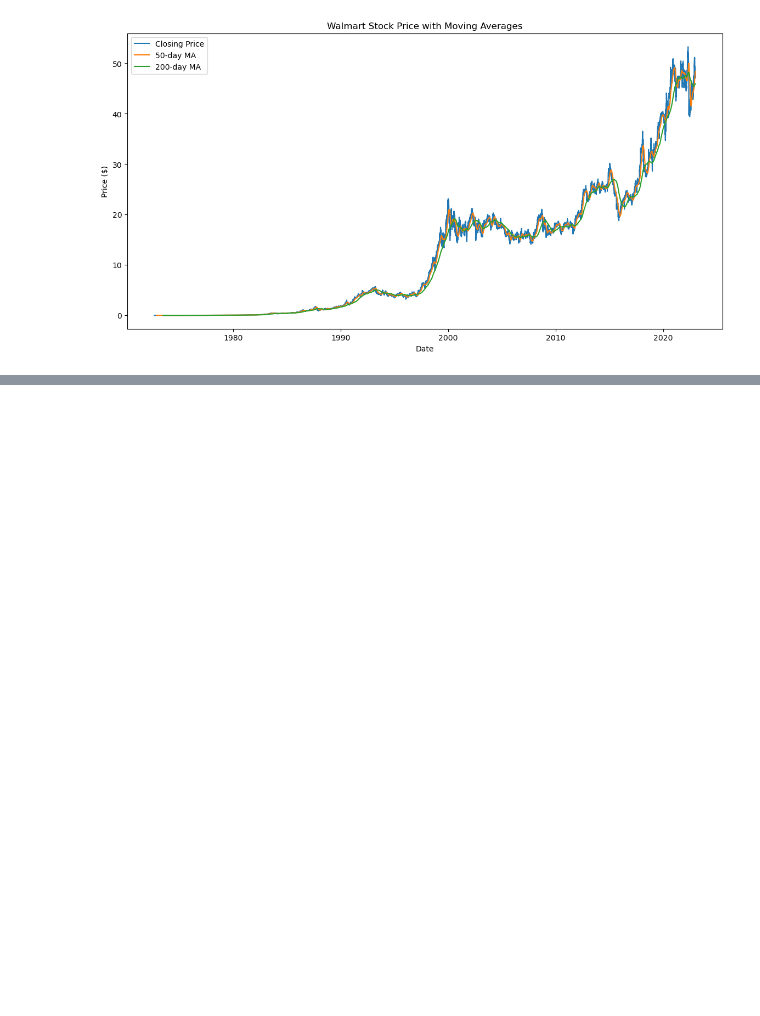
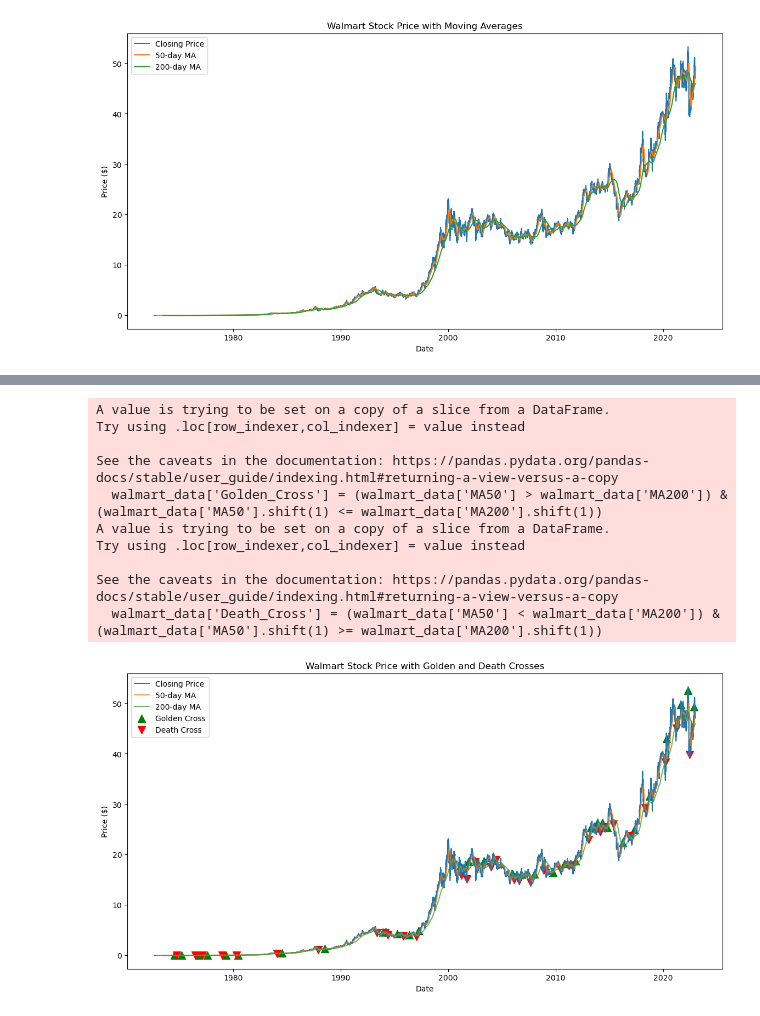
Before and after one commit to ShamalaC/Walmart_Stock_Price_1972-2022, a Jupyter notebook: DataExploration&Processing.ipynb, the cells around one changed output, grey strips where cells are left out. Drawn from its saved outputs; the diff is of its cells as text; code cells hidden in the pictures; blank space fills up the shorter version.

```diff
--- a/DataExploration&Processing.ipynb
+++ b/DataExploration&Processing.ipynb
@@ -119,0 +201,32 @@ See the caveats in the documentation: https://pandas.pydata.org/pandas-docs/stab
+# %%
+# Identify Golden and Death Crosses
+walmart_data['Golden_Cross'] = (walmart_data['MA50'] > walmart_data['MA200']) & (walmart_data['MA50'].shift(1) <= walmart_data['MA200'].shift(1))
+walmart_data['Death_Cross'] = (walmart_data['MA50'] < walmart_data['MA200']) & (walmart_data['MA50'].shift(1) >= walmart_data['MA200'].shift(1))
+
+# Plotting the price with Golden Cross and Death Cross signals
+plt.figure(figsize=(14, 7))
+plt.plot(walmart_data['Date'], walmart_data['Close'], label='Closing Price')
+plt.plot(walmart_data['Date'], walmart_data['MA50'], label='50-day MA', alpha=0.7)
+plt.plot(walmart_data['Date'], walmart_data['MA200'], label='200-day MA', alpha=0.7)
+
+# Highlighting Golden Cross and Death Cross
+plt.scatter(walmart_data[walmart_data['Golden_Cross']]['Date'], walmart_data[walmart_data['Golden_Cross']]['Close'], label='Golden Cross', marker='^', color='g', s=100)
+plt.scatter(walmart_data[walmart_data['Death_Cross']]['Date'], walmart_data[walmart_data['Death_Cross']]['Close'], label='Death Cross', marker='v', color='r', s=100)
+
+plt.title('Walmart Stock Price with Golden and Death Crosses')
+plt.xlabel('Date')
+plt.ylabel('Price ($)')
+plt.legend(loc='upper left')
+plt.show()
+# %% [output]
+A value is trying to be set on a copy of a slice from a DataFrame.
+Try using .loc[row_indexer,col_indexer] = value instead
+
+See the caveats in the documentation: https://pandas.pydata.org/pandas-docs/stable/user_guide/indexing.html#returning-a-view-versus-a-copy
+  walmart_data['Golden_Cross'] = (walmart_data['MA50'] > walmart_data['MA200']) & (walmart_data['MA50'].shift(1) <= walmart_data['MA200'].shift(1))
+A value is trying to be set on a copy of a slice from a DataFrame.
+Try using .loc[row_indexer,col_indexer] = value instead
+
+See the caveats in the documentation: https://pandas.pydata.org/pandas-docs/stable/user_guide/indexing.html#returning-a-view-versus-a-copy
+  walmart_data['Death_Cross'] = (walmart_data['MA50'] < walmart_data['MA200']) & (walmart_data['MA50'].shift(1) >= walmart_data['MA200'].shift(1))
+[figure, added]
```
Also changed, not shown: parts of 23 cells of this notebook.
